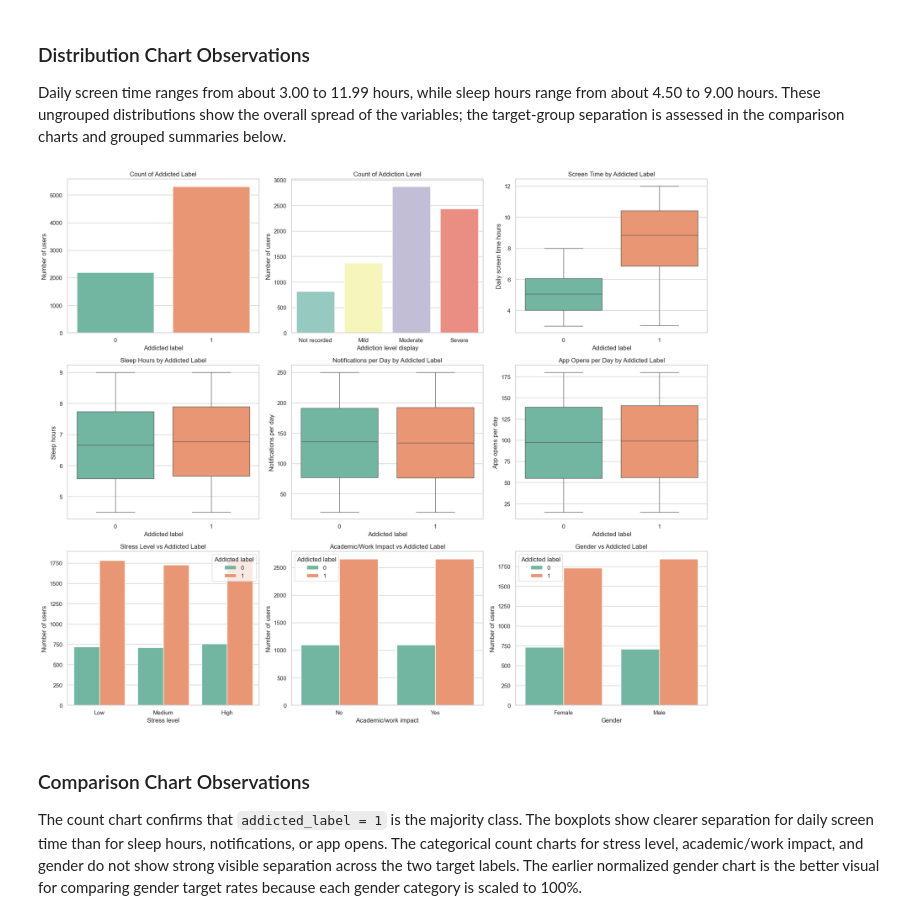
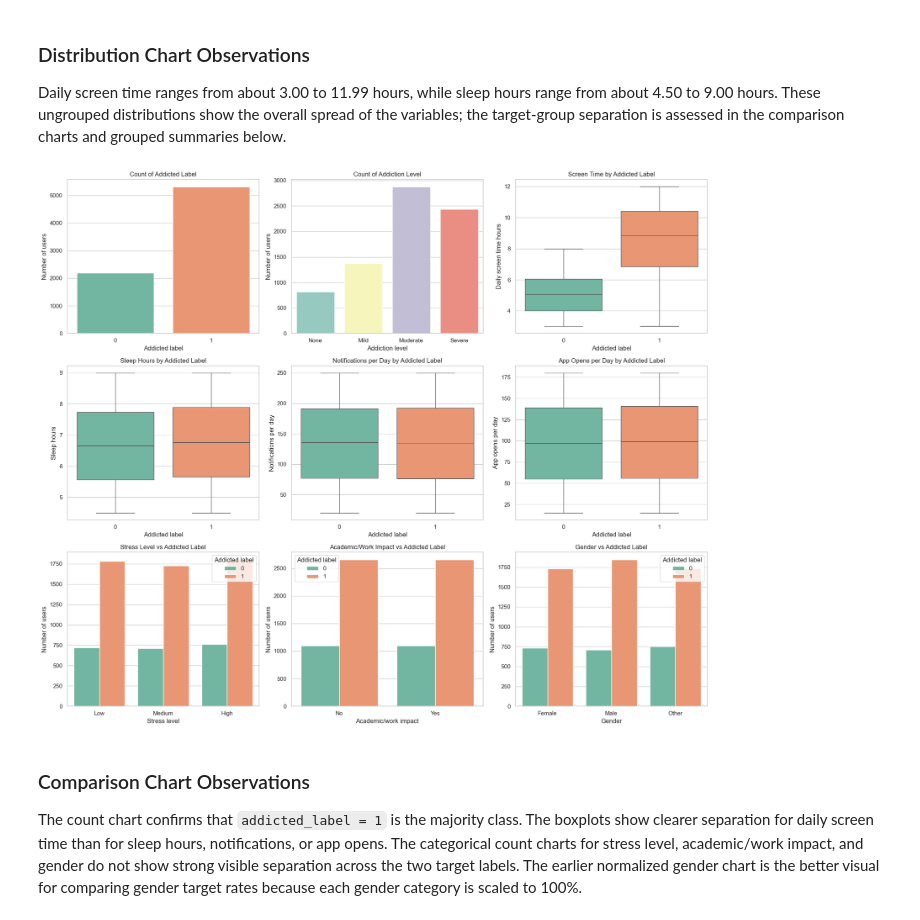
Before and after one commit to Zikri809/Data_Analytics_Project, a Jupyter notebook: Analysis.ipynb, the cells around one changed output. Drawn from its saved outputs; the diff is of its cells as text; code cells hidden in the pictures.

```diff
--- a/Analysis.ipynb
+++ b/Analysis.ipynb
@@ -11,7 +11,14 @@ import numpy as np
 import matplotlib.pyplot as plt
 import seaborn as sns
 
-df_raw = pd.read_csv('Smartphone_Usage_And_Addiction_Analysis_7500_Rows.csv')
+# Preserve the literal addiction_level value "None" as a real category.
+# Pandas treats "None" as missing by default, so keep_default_na=False avoids
+# turning the lowest addiction-severity category into fake missing data.
+df_raw = pd.read_csv(
+    'Smartphone_Usage_And_Addiction_Analysis_7500_Rows.csv',
+    keep_default_na=False,
+    na_values=['']
+)
 
 display(df_raw.head())
 
@@ -176,7 +183,7 @@ target_missing = df_prepared['addicted_label'].isna().sum()
 if target_missing > 0:
     df_prepared = df_prepared.dropna(subset=['addicted_label']).copy()
 
-# Numeric columns use median imputation if missing values are present.
+# Numeric columns use median imputation only if missing values are actually present.
 numeric_imputation_values = {}
 for col in numeric_columns:
     if col != 'addicted_label' and df_prepared[col].isna().sum() > 0:
@@ -184,9 +191,9 @@ for col in numeric_columns:
         df_prepared[col] = df_prepared[col].fillna(median_value)
         numeric_imputation_values[col] = median_value
 
-# Keep addiction_level missing in the source column, but create a display-only label for EDA.
-# This avoids implying that missing values are a real addiction severity category.
-df_prepared['addiction_level_display'] = df_prepared['addiction_level'].fillna('Not recorded')
+# Keep a display alias for EDA compatibility. With correct CSV loading, "None"
+# is a real category and should not be relabeled as missing or not recorded.
+df_prepared['addiction_level_display'] = df_prepared['addiction_level'].fillna('Missing/blank')
 
 print('\nNumeric columns:')
 print(numeric_columns)
@@ -198,7 +205,7 @@ print('\nNumeric imputation values used:')
 print(numeric_imputation_values if numeric_imputation_values else 'No numeric imputation needed')
 
 print('\nCategorical display handling used:')
-print("Missing addiction_level values are shown as 'Not recorded' for EDA only; addiction_level is not used for modeling.")
+print('The literal addiction_level value "None" is retained as a real severity category, not treated as missing.')
 
 print('\nMissing values after preprocessing:')
 display(df_prepared.isna().sum().to_frame('missing_count'))
@@ -342,9 +349,11 @@ The gender target rates are very close across categories, and the association si
 # %%
+addiction_level_order = ['None', 'Mild', 'Moderate', 'Severe']
+
 addiction_level_target_counts = pd.crosstab(
     df_prepared['addiction_level_display'],
     df_prepared['addicted_label'],
     margins=True
-)
+).reindex(addiction_level_order + ['All'])
 
 addiction_level_target_percentages = (
     pd.crosstab(
@@ -354,6 +363,7 @@ addiction_level_target_percentages = (
     )
     .mul(100)
     .round(2)
+    .reindex(addiction_level_order)
 )
 
 print('Addiction level display vs addicted_label - counts')
@@ -362,16 +372,24 @@ display(addiction_level_target_counts)
 print('Addiction level display vs addicted_label - row percentages')
 display(addiction_level_target_percentages)
 
+print('Unique addicted_label values within each addiction_level category:')
+display(
+    df_prepared
+    .groupby('addiction_level_display')['addicted_label']
+    .agg(unique_labels=lambda values: sorted(values.unique()), count='size')
+    .reindex(addiction_level_order)
+)
+
 plt.figure(figsize=(8, 5))
 sns.countplot(
     data=df_prepared,
     x='addiction_level_display',
     hue='addicted_label',
-    order=['Not recorded', 'Mild', 'Moderate', 'Severe'],
+    order=addiction_level_order,
     palette='Set2'
 )
-plt.title('Addiction Level Display vs Addicted Label')
-plt.xlabel('Addiction level display')
+plt.title('Addiction Level vs Addicted Label')
+plt.xlabel('Addiction level')
 plt.ylabel('Number of users')
 plt.legend(title='Addicted label')
 plt.tight_layout()
@@ -841,9 +927,9 @@ axes[0].set_title('Count of Addicted Label')
 axes[0].set_xlabel('Addicted label')
 axes[0].set_ylabel('Number of users')
 
-sns.countplot(data=df_prepared, x='addiction_level_display', ax=axes[1], order=['Not recorded', 'Mild', 'Moderate', 'Severe'], palette='Set3', hue='addiction_level_display', legend=False)
+sns.countplot(data=df_prepared, x='addiction_level_display', ax=axes[1], order=addiction_level_order, palette='Set3', hue='addiction_level_display', legend=False)
 axes[1].set_title('Count of Addiction Level')
-axes[1].set_xlabel('Addiction level display')
+axes[1].set_xlabel('Addiction level')
 axes[1].set_ylabel('Number of users')
 
 sns.boxplot(data=df_prepared, x='addicted_label', y='daily_screen_time_hours', ax=axes[2], palette='Set2', hue='addicted_label', legend=False)
@@ -859,35 +945,35 @@ axes[3].set_ylabel('Sleep hours')
 sns.boxplot(data=df_prepared, x='addicted_label', y='notifications_per_day', ax=axes[4], palette='Set2', hue='addicted_label', legend=False)
 axes[4].set_title('Notifications per Day by Addicted Label')
 axes[4].set_xlabel('Addicted label')
 axes[4].set_ylabel('Notifications per day')
 
 sns.boxplot(data=df_prepared, x='addicted_label', y='app_opens_per_day', ax=axes[5], palette='Set2', hue='addicted_label', legend=False)
 axes[5].set_title('App Opens per Day by Addicted Label')
 axes[5].set_xlabel('Addicted label')
 axes[5].set_ylabel('App opens per day')
 
 sns.countplot(data=df_prepared, x='stress_level', hue='addicted_label', ax=axes[6], order=['Low', 'Medium', 'High'], palette='Set2')
 axes[6].set_title('Stress Level vs Addicted Label')
 axes[6].set_xlabel('Stress level')
 axes[6].set_ylabel('Number of users')
 axes[6].legend(title='Addicted label')
 
 sns.countplot(data=df_prepared, x='academic_work_impact', hue='addicted_label', ax=axes[7], order=['No', 'Yes'], palette='Set2')
 axes[7].set_title('Academic/Work Impact vs Addicted Label')
 axes[7].set_xlabel('Academic/work impact')
 axes[7].set_ylabel('Number of users')
 axes[7].legend(title='Addicted label')
 
-sns.countplot(data=df_prepared, x='gender', hue='addicted_label', ax=axes[8], order=['Female', 'Male'], palette='Set2')
+sns.countplot(data=df_prepared, x='gender', hue='addicted_label', ax=axes[8], order=['Female', 'Male', 'Other'], palette='Set2')
 axes[8].set_title('Gender vs Addicted Label')
 axes[8].set_xlabel('Gender')
 axes[8].set_ylabel('Number of users')
 axes[8].legend(title='Addicted label')
 
 plt.tight_layout()
 plt.show()
 # %% [output]
-[figure, old version]
+[figure, new version]
 # %% [markdown]
 ### Comparison Chart Observations
 
```
Also changed, not shown: parts of 31 cells of this notebook, 6 other files.
